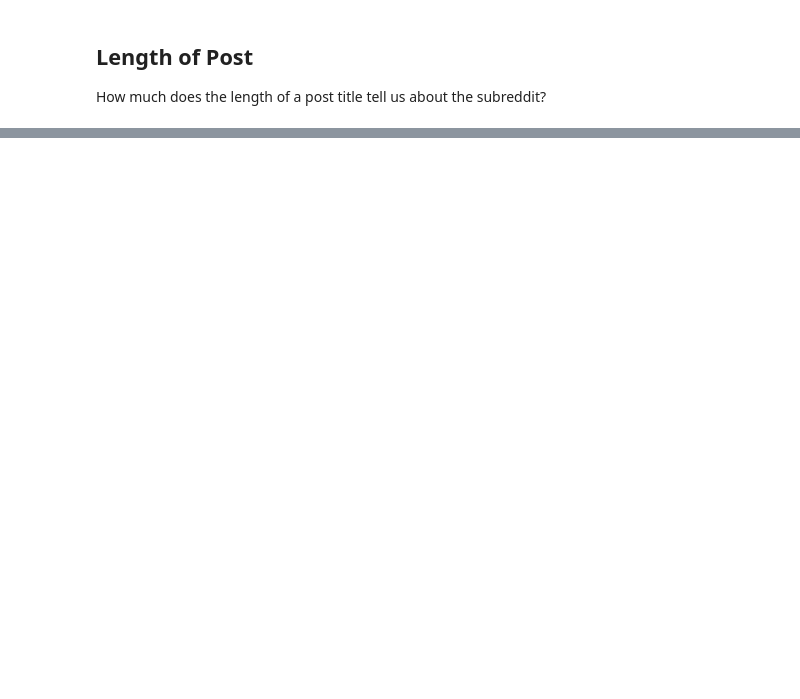
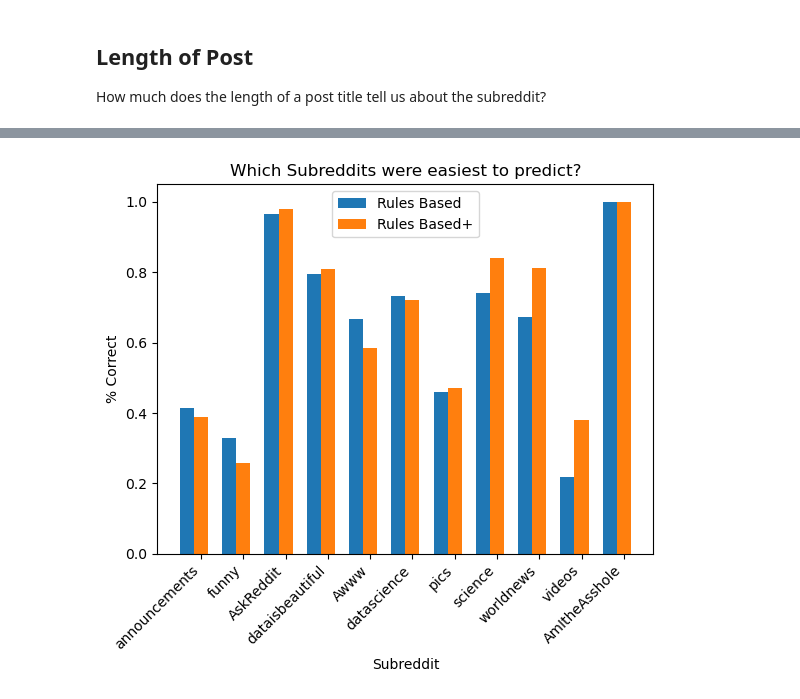
Before and after one commit to rainonej/Reddit-Projects, a Jupyter notebook: Subreddit Prediction Presentation.ipynb, the cells around one changed output, grey strips where cells are left out. Drawn from its saved outputs; the diff is of its cells as text; code cells hidden in the pictures; blank space fills up the shorter version.

```diff
--- a/Subreddit Prediction Presentation.ipynb
+++ b/Subreddit Prediction Presentation.ipynb
@@ -173,0 +715,19 @@ plt.show()
+# %%
+obj.train_model('D2VSVM', 'D2V', 'SVM',
+                description='SVM with Doc2Vec')
+obj.test_model('D2VSVM')
+# %%
+obj.train_model('D2V+SVM', 'D2V+', 'SVM',
+                description='SVM with D2V+')
+obj.test_model('D2V+SVM')
+# %%
+obj.train_model('D2V+XGB', 'D2V+', 'XGB',
+                description='XGB with D2V+')
+obj.test_model('D2V+XGB')
+# %%
+obj.train_model('BoWXGB', 'BoW', 'XGB', description='XGB with BoW')
+obj.test_model('BoWXGB')
+# %%
+obj.compare(['Rules Based', 'Rules Based+'])
+# %% [output]
+[figure, added]
```
Also changed, not shown: parts of 75 cells of this notebook, 2 other files.
